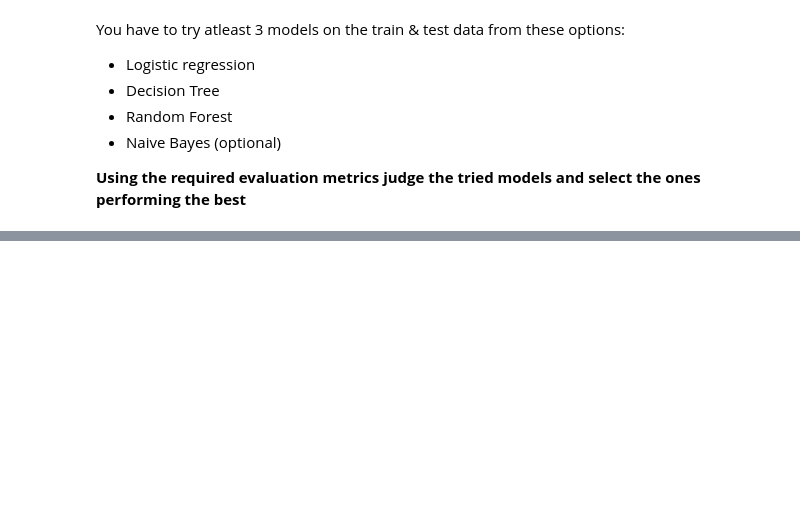
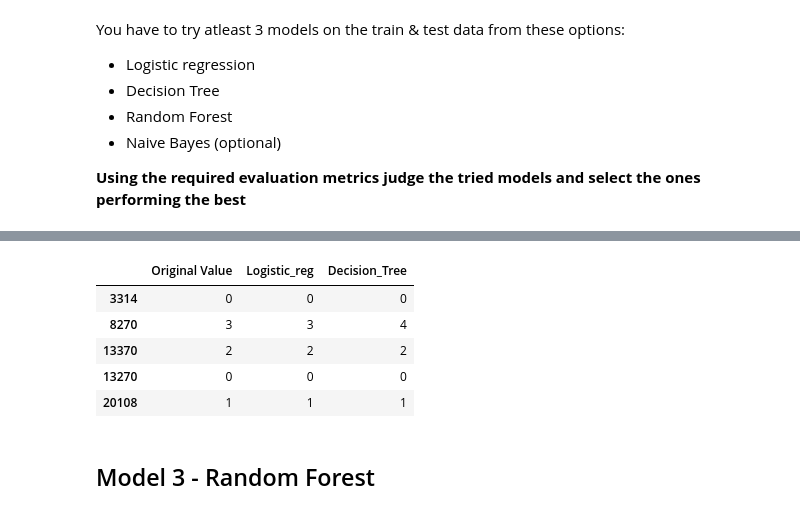
Before and after one commit to samrich76/NLP-Automatic-Ticket-Classification, a Jupyter notebook: Automatic_Ticket_Classification_Assignment.ipynb, the cells around one changed output, grey strips where cells are left out. Saved outputs shown, nothing was run; the diff lists cells and outputs as text; code cells hidden in the pictures; blank space fills up the shorter version.

```diff
--- a/Automatic_Ticket_Classification_Assignment.ipynb
+++ b/Automatic_Ticket_Classification_Assignment.ipynb
@@ -798,0 +871,7 @@ You have to try atleast 3 models on the train & test data from these options:
+# %%
+y_pred_train = lr.predict(X_train)
+y_pred = lr.predict(X_test)
+clf_report = classification_report(y_test,y_pred)
+print(F'ACC on train : {accuracy_score(y_train,y_pred_train)}')
+print(F'ACC on test : {accuracy_score(y_test,y_pred)}')
+print(clf_report)
@@ -798,0 +892,3 @@ You have to try atleast 3 models on the train & test data from these options:
+# %%
+result_df['Logistic_reg'] = y_pred
+result_df.head(5)
@@ -798,0 +929,3 @@ You have to try atleast 3 models on the train & test data from these options:
+# %%
+dt = DecisionTreeClassifier(max_depth=10, min_samples_leaf=20, min_samples_split=5,
+                       random_state=40).fit(X_train,y_train)
@@ -798,0 +953,12 @@ You have to try atleast 3 models on the train & test data from these options:
+# %%
+result_df['Decision_Tree'] = y_pred
+result_df.head()
+# %% [output]
+|  | Original Value | Logistic_reg | Decision_Tree |
+| 3314 | 0 | 0 | 0 |
+| 8270 | 3 | 3 | 4 |
+| 13370 | 2 | 2 | 2 |
+| 13270 | 0 | 0 | 0 |
+| 20108 | 1 | 1 | 1 |
+# %% [markdown]
+## Model 3 - Random Forest
```
Also changed, not shown: parts of 25 cells of this notebook.
